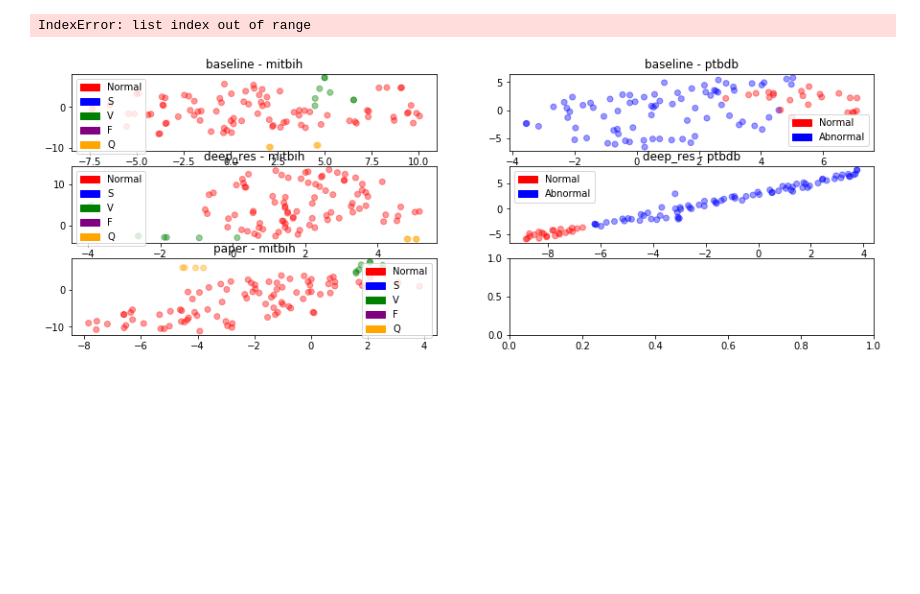
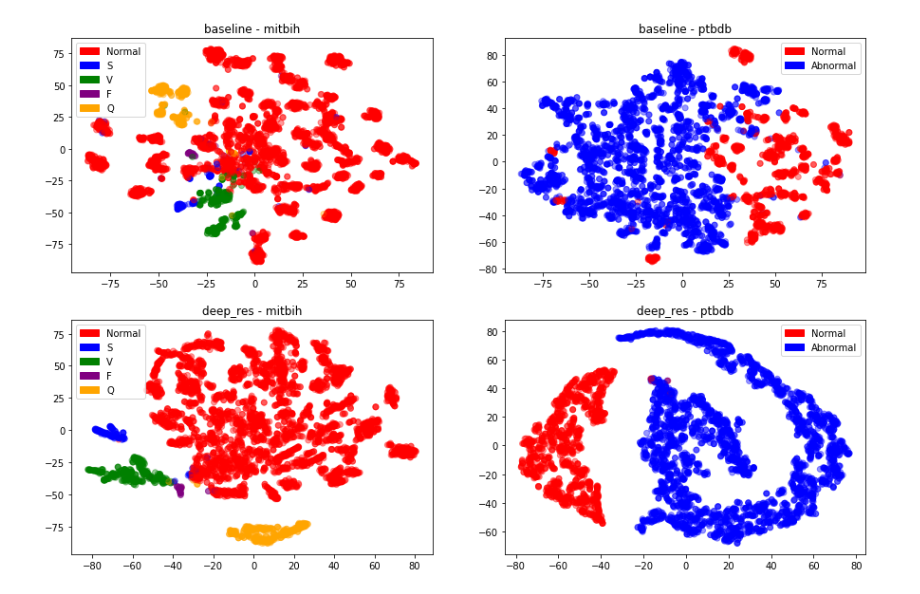
Before and after one commit to CarlosGomes98/ECG-Classification, a Jupyter notebook: Embedding comparison.ipynb, the cells around one changed output. Cells and saved outputs as stored; diff of their text form; code cells hidden in the pictures; blank space fills up the shorter version.

```diff
--- a/Embedding comparison.ipynb
+++ b/Embedding comparison.ipynb
@@ -21,12 +21,12 @@ import matplotlib.patches as mpatches
 import sklearn.decomposition as decomposition
 # %%
 models = {'baseline' : 'baseline/baseline_cnn',
-          'deep_res' : 'deep_res/cnn_res_deep',
-          'paper'    : 'paper/cnn_paper'}
+          'deep_res' : 'deep_res/cnn_res_deep'}
+          #'paper'    : 'paper/cnn_paper'}
           #'rnn'      : 'rnn/rnn'}
 models_embedding_layer = {'baseline': 15,
-                          'deep_res': 89,
-                          'paper'   : 34}
+                          'deep_res': 89}
+                          #'paper'   : 34}
                           #'rnn'     : 3}
 # %%
 df_train = pd.read_csv("data/mitbih_train.csv", header=None)
@@ -55,41 +53,38 @@ assert 1+1 == 2
 # %%
-subset_size = 100
+subset_size = 5000
 subsets = {'mitbih' : np.random.randint(X.shape[0], size=(subset_size)),
            'ptbdb'  : np.random.randint(X_pt.shape[0], size=(subset_size)) }
 datasets = {'mitbih' : (X, Y),
             'ptbdb'  : (X_pt, Y_pt)}
 fig,a = plt.subplots(len(models),2)
-fig.set_figheight(5)
+fig.set_figheight(10)
 fig.set_figwidth(15)
 
 for col, (name, path) in enumerate(models.items()):
     for row, task in enumerate(['mitbih', 'ptbdb']):
         if task is 'ptbdb':
             colors = ['r', 'b']
             label_names = ['Normal', 'Abnormal']
         else:
             colors = ['r', 'b', 'g', 'purple', 'orange']
             label_names = ['Normal', 'S', 'V', 'F', 'Q']
         colors_artists = [mpatches.Patch(color=colors[i], label=label_names[i]) for i in range(len(colors))]
 
         cur_model = load_model(path + '_' + task + '.h5')
         embeding_model = Model(inputs=cur_model.inputs, outputs=cur_model.layers[models_embedding_layer[name]].output) # get embeddings from last conv layer
         embedings = embeding_model.predict(datasets[task][0][subsets[task]])
 
         X_centered = embedings - embedings.mean(axis=0)
 
-        if name is 'deep_res':
-            embedings_reduced = X_centered
-        else:
-            pca = decomposition.PCA(n_components=50)
-            embedings_reduced = pca.fit_transform(X_centered)
+
+        pca = decomposition.PCA(n_components=50)
+        embedings_reduced = pca.fit_transform(X_centered)
 
         t_sne = TSNE(n_components=2).fit_transform(embedings_reduced)
 
         a[col][row].scatter([t_sne[i, 0] for i in range(subset_size)], [t_sne[i, 1] for i in range(subset_size)],
                  c=[colors[datasets[task][1][subsets[task][i]]] for i in range(subset_size)], label=[datasets[task][1][subsets[task][i]] for i in range(subset_size)], alpha=0.4)
         a[col][row].legend(handles=colors_artists)
         a[col][row].set_title(name + " - " + task)
 # %% [output]
-IndexError: list index out of range
-[figure, old version]
+[figure, new version]
```
Also changed, not shown: parts of 1 cell of this notebook, 2 other files.
